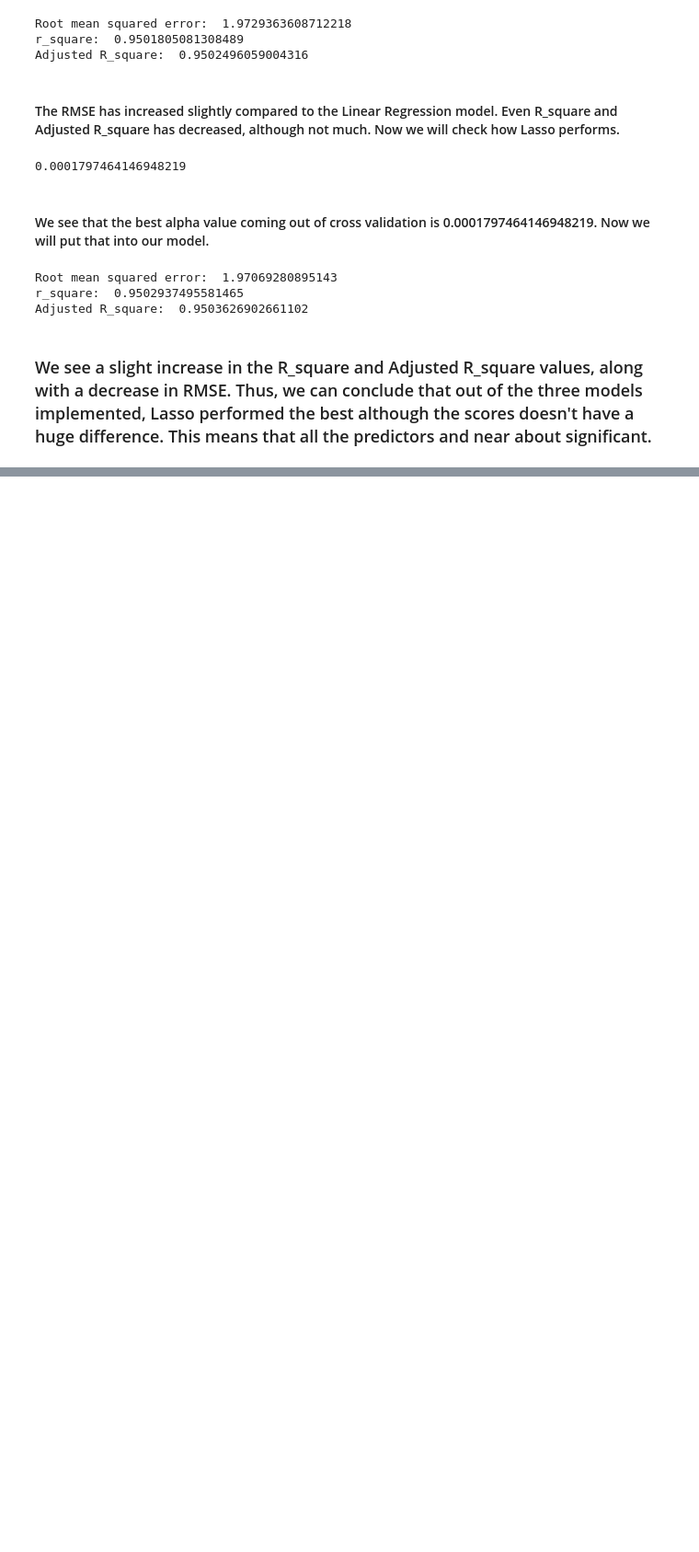
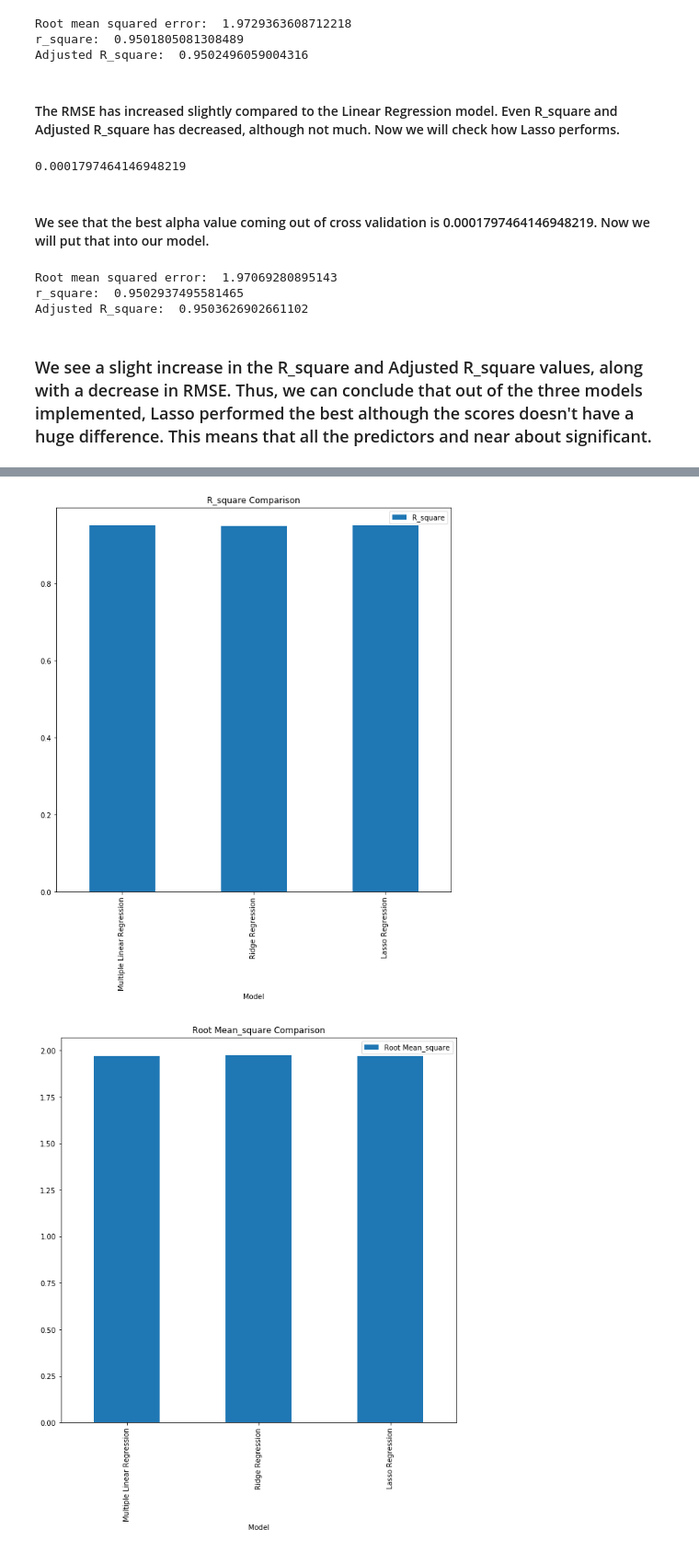
Before and after one commit to rnair7163/Statistical-Analysis-of-factors-influencing-life-expectancy, a Jupyter notebook: EDA+Modelling.ipynb, the cells around one changed output, grey strips where cells are left out. Shown at 92% size. Drawn from its saved outputs; the diff is of its cells as text; code cells hidden in the pictures; blank space fills up the shorter version.

Commit message:
add score df and a plot

```diff
--- a/EDA+Modelling.ipynb
+++ b/EDA+Modelling.ipynb
@@ -408,6 +415,9 @@ print("Adjusted R_square: ", 1-(1-r_2)*((len(X_test)-1)/(len(X_test-len(X_test[0
 Root mean squared error:  1.9729363608712218
 r_square:  0.9501805081308489
 Adjusted R_square:  0.9502496059004316
+# %%
+scores.append({"Model": "Ridge Regression", "R_square": r_2, "Root Mean_square": rmse,
+               "Adjusted R_square": adj_r2})
 # %% [markdown]
 #### The RMSE has increased slightly compared to the Linear Regression model. Even R_square and Adjusted R_square has decreased, although not much. Now we will check how Lasso performs.
 # %%
@@ -422,13 +432,20 @@ lassocv.alpha_
 lasso = Lasso(alpha=lassocv.alpha_)
 lasso.fit(X_train, y_train)
 pred = lasso.predict(X_test)
-print('Root mean squared error: ', mean_squared_error(y_test, pred)**(0.5))
+rmse = mean_squared_error(y_test, pred)**(0.5)
+print('Root mean squared error: ',rmse )
 r_2 = r2_score(y_test, pred)
 print('r_square: ',r_2)
-print("Adjusted R_square: ", 1-(1-r_2)*((len(X_test)-1)/(len(X_test-len(X_test[0])-1))))
+adj_r2 = 1-(1-r_2)*((len(X_test)-1)/(len(X_test-len(X_test[0])-1)))
+print("Adjusted R_square: ", adj_r2)
 # %% [output]
 Root mean squared error:  1.97069280895143
 r_square:  0.9502937495581465
 Adjusted R_square:  0.9503626902661102
+# %%
+scores.append({"Model": "Lasso Regression", "R_square": r_2, "Root Mean_square": rmse,
+               "Adjusted R_square": adj_r2})
 # %% [markdown]
 ### We see a slight increase in the R_square and Adjusted R_square values, along with a decrease in RMSE. Thus, we can conclude that out of the three models implemented, Lasso performed the best although the scores doesn't have a huge difference. This means that all the predictors and near about significant.
+# %%
+Result_df = pd.DataFrame(scores)
@@ -434,0 +459,7 @@ Adjusted R_square:  0.9503626902661102
+# %%
+metrics = ['R_square', 'Root Mean_square', 'Adjusted R_square']
+for i in metrics:
+    Result_df.plot(x='Model', y=i, kind='bar', figsize=(10,10), title=i+' Comparison')
+# %% [output]
+[figure, added]
+[figure, added]
```
Also changed, not shown: parts of 7 cells of this notebook.
